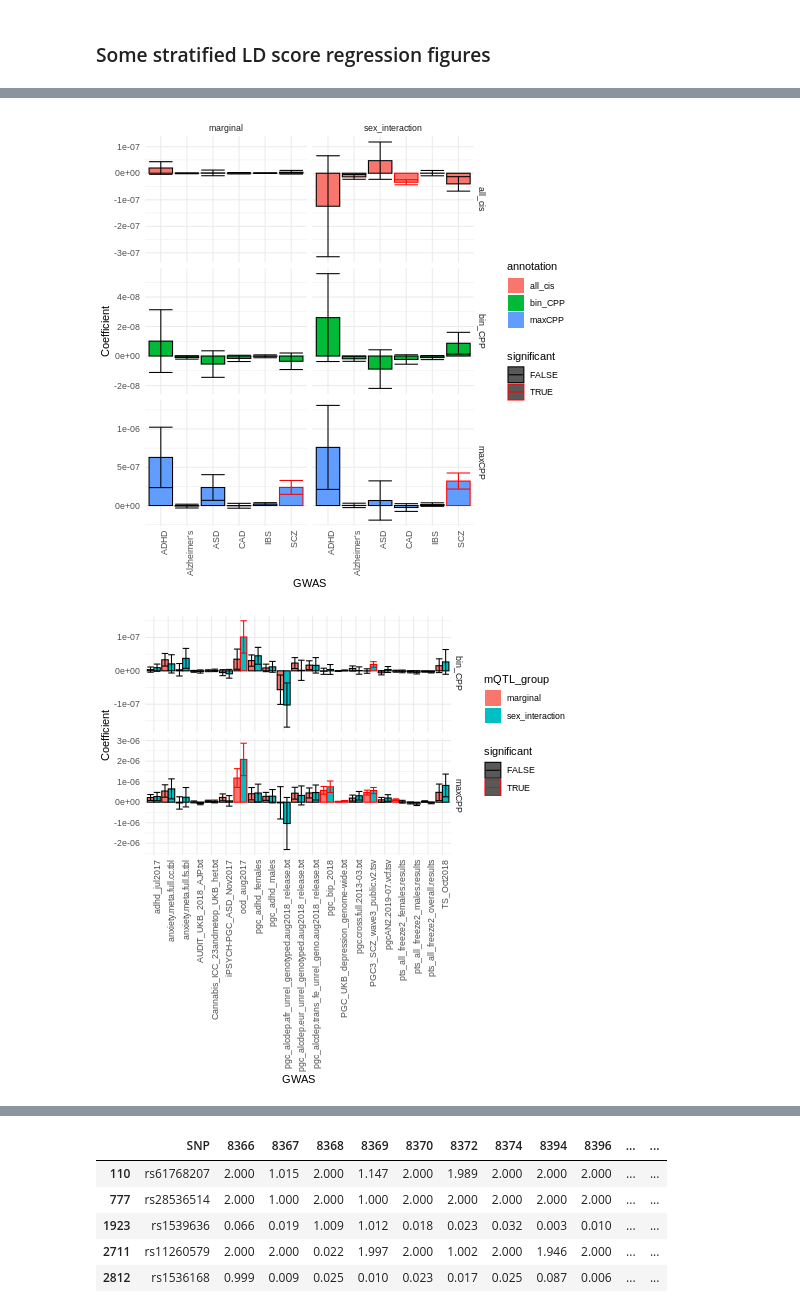
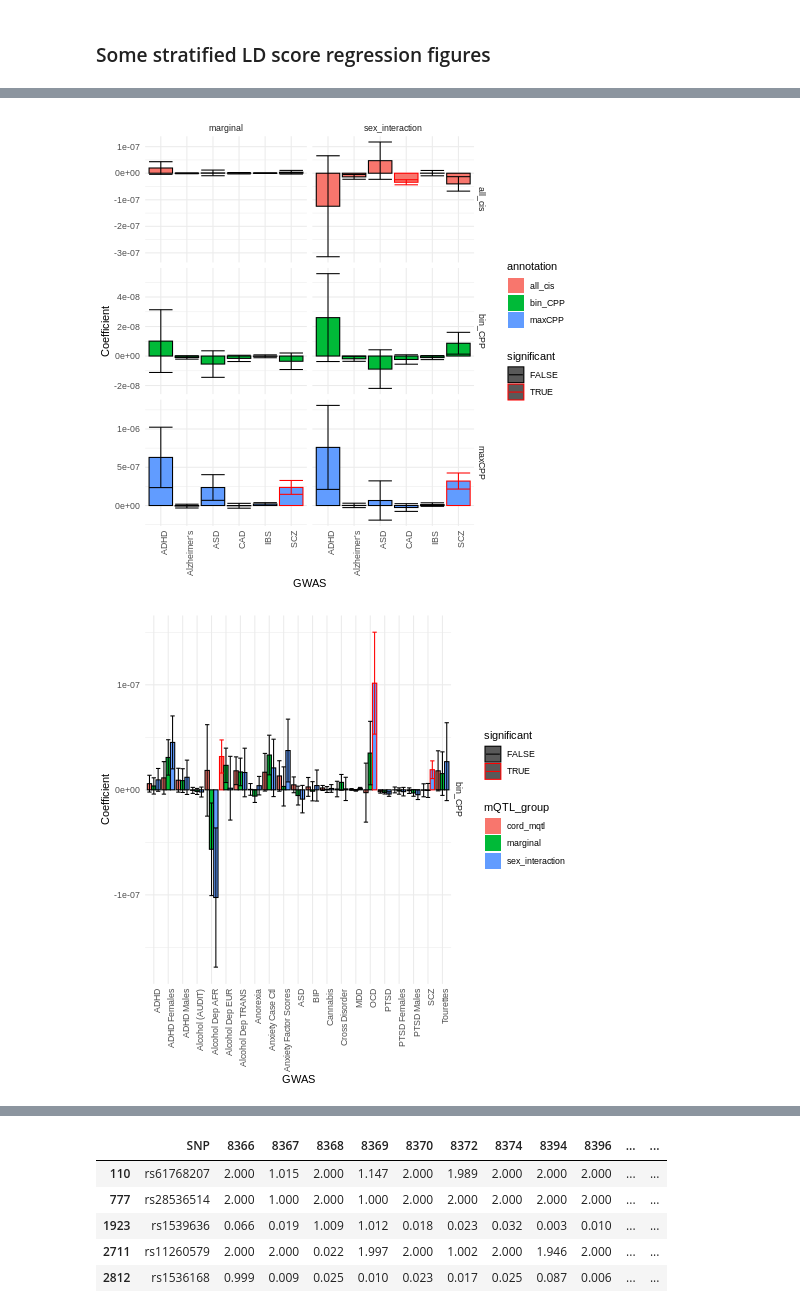
Before and after one commit to wilcas/sex_specific_mQTL, a Jupyter notebook: delahaye_mQTL_analyses/mQTL_exploration_filtering.ipynb, the cells around one changed output, grey strips where cells are left out. Drawn from its saved outputs; the diff is of its cells as text; code cells hidden in the pictures.

Commit message:
updated plots, start exploring sample size of GWAS in LDSC

```diff
--- a/delahaye_mQTL_analyses/mQTL_exploration_filtering.ipynb
+++ b/delahaye_mQTL_analyses/mQTL_exploration_filtering.ipynb
@@ -657,16 +672,20 @@ p <- ggplot(sex_df_to_plot, aes(Sex, fill = Relation_to_Island, by = Sex)) +
 ### Some stratified LD score regression figures
 # %%
 %%R
-
+gwas_sample_sizes <- function(f){
+    N <- fread(f,nrows=1)$N
+    GWAS <- str_match(f,".*/(.*).sumstats.gz")[2]
+    return(data.table(GWAS=GWAS,N=N))
+}
 part_heritability_results <- function(path){
     lapply(
           dir(
             path,
-            pattern = "[marginal|sex_interaction].*.results$",
+            pattern = "[marginal|sex_interaction|cord_mqtl].*.results$",
             full.names = TRUE
           ),
           function(f) {
-            labels <- str_match(f, ".*/(marginal|sex_interaction)_(all_cis|bin_CPP|maxCPP)_(.*).results")[-c(1)]
+            labels <- str_match(f, ".*/(marginal|sex_interaction|cord_mqtl)_(all_cis|bin_CPP|maxCPP)_(.*).results")[-c(1)]
             if (any(is.na(labels))) {
               return(data.table())
             } else {
@@ -768,11 +787,39 @@ p2 <- ggplot(
 print(p2)
 
 pgc_part_heritability_df <- rbindlist(part_heritability_results("/scratch/st-dennisjk-1/wcasazza/delahaye_QC/ldsc_pgc_results/"))
+pgc_gwas_sample_sizes <- rbindlist(lapply(dir("/scratch/st-dennisjk-1/wcasazza/tmp_GWAS/pgc_formatted_sumstats",pattern=".*.sumstats.gz",full.names=TRUE),gwas_sample_sizes))
+print(head(pgc_gwas_sample_sizes))
+pgc_GWAS_key <- c(
+"adhd_jul2017" = "ADHD",
+"pgc_adhd_males" = "ADHD Males",
+"pgc_adhd_females" = "ADHD Females",
+"iPSYCH-PGC_ASD_Nov2017" = "ASD",
+"ocd_aug2017" = "OCD",
+"AUDIT_UKB_2018_AJP.txt" = "Alcohol (AUDIT)",
+"pgc_alcdep.afr_unrel_genotyped.aug2018_release.txt" = "Alcohol Dep AFR",
+"pgc_alcdep.eur_unrel_genotyped.aug2018_release.txt" = "Alcohol Dep EUR",
+"pgc_alcdep.trans_fe_unrel_geno.aug2018_release.txt" = "Alcohol Dep TRANS",
+"Cannabis_ICC_23andmetop_UKB_het.txt" = "Cannabis",
+"anxiety.meta.full.cc.tbl" = "Anxiety Case Ctl",
+"anxiety.meta.full.fs.tbl" = "Anxiety Factor Scores",
+"pgc_bip_2018" = "BIP",
+"PGC_UKB_depression_genome-wide.txt" = "MDD",
+"pgc.cross.full.2013-03.txt" = "Cross Disorder",
+"PGC3_SCZ_wave3_public.v2.tsv" = "SCZ",
+"pgcAN2.2019-07.vcf.tsv" = "Anorexia",
+"pts_all_freeze2_females.results" = "PTSD Females",
+"pts_all_freeze2_males.results" = "PTSD Males",
+"pts_all_freeze2_overall.results" = "PTSD",
+"TS_Oct2018" = "Tourettes"
 
+)
 p3 <- ggplot(
         pgc_part_heritability_df %>%
-            filter(annotation !="all_cis") %>%
-            mutate(significant = Coefficient_p < 0.05),
+            filter(annotation %in% c("bin_CPP")) %>%
+            mutate(
+                significant = Coefficient_p < 0.05,
+                GWAS = recode(GWAS, !!!pgc_GWAS_key)
+            ),
         aes(
             x=GWAS,
             y=Coefficient,
@@ -794,7 +841,7 @@ p4 <- ggplot(
             filter(annotation == "bin_CPP") %>%
             mutate(
                 significant = Enrichment_p < 0.05,
-                GWAS = abbreviate(gsub("_|\\.[tsv|result|vcf|csv|txt]$|\\.","",GWAS), minlength=15)
+                GWAS = recode(GWAS, !!!pgc_GWAS_key)
             ),
         aes(
             x=GWAS,
@@ -811,4 +858,50 @@ p4 <- ggplot(
     theme(axis.text.x=element_text(angle = 90,hjust=1,vjust=1)) +
     scale_color_manual(values=c("black","red"))
 print(p4)
+
+p4 <- ggplot(
+        pgc_part_heritability_df %>%
+            filter(annotation == "bin_CPP", mQTL_group %in% c("cord_mqtl", "marginal")) %>%
+            mutate(
+                significant = Enrichment_p < 0.05,
+                GWAS = recode(GWAS, !!!pgc_GWAS_key)
+            ),
+        aes(
+            x=GWAS,
+            y=Enrichment,
+            fill=mQTL_group,
+            ymin=Enrichment-Enrichment_std_error,
+            ymax=Enrichment+Enrichment_std_error,
+            color=significant
+        )
+    ) +
+    geom_bar(stat='identity',position="dodge") +
+    geom_errorbar(position="dodge") +
+    theme_minimal() +
+    theme(axis.text.x=element_text(angle = 90,hjust=1,vjust=1)) +
+    scale_color_manual(values=c("black","red"))
+print(p4)
+
+p4 <- ggplot(
+        pgc_part_heritability_df %>%
+            filter(annotation == "bin_CPP", mQTL_group %in% c("cord_mqtl", "sex_interaction")) %>%
+            mutate(
+                significant = Enrichment_p < 0.05,
+                GWAS = recode(GWAS, !!!pgc_GWAS_key)
+            ),
+        aes(
+            x=GWAS,
+            y=Enrichment,
+            fill=mQTL_group,
+            ymin=Enrichment-Enrichment_std_error,
+            ymax=Enrichment+Enrichment_std_error,
+            color=significant
+        )
+    ) +
+    geom_bar(stat='identity',position="dodge") +
+    geom_errorbar(position="dodge") +
+    theme_minimal() +
+    theme(axis.text.x=element_text(angle = 90,hjust=1,vjust=1)) +
+    scale_color_manual(values=c("black","red"))
+print(p4)
 # %% [output]
@@ -815,3 +918,3 @@ print(p4)
 [figure]
 [figure]
-[figure, old version]
+[figure, new version]
```
Also changed, not shown: parts of 2 cells of this notebook.
